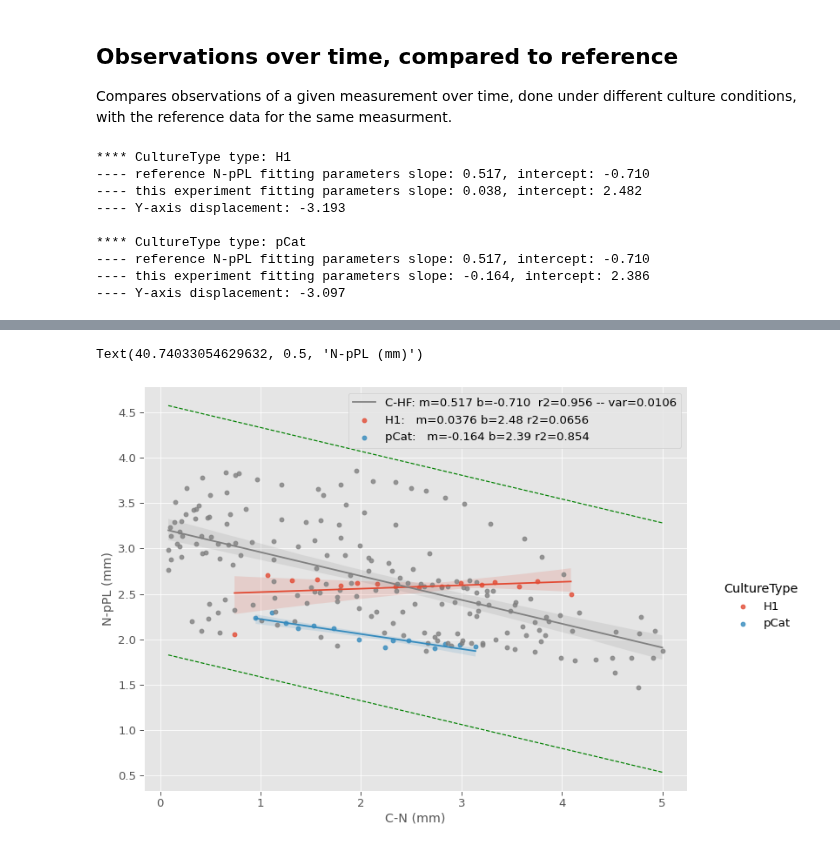
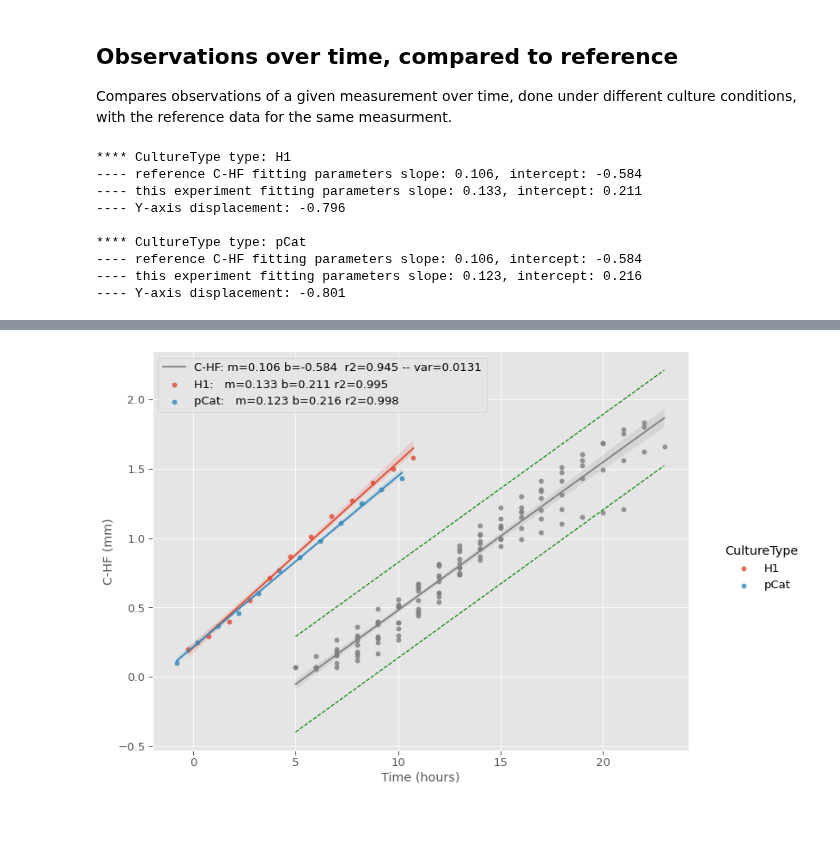
Before and after one commit to pjmartel/ChEEQ_tool, a Jupyter notebook: embryo_tool.ipynb, the cells around one changed output, grey strips where cells are left out. Saved outputs shown, nothing was run; the diff lists cells and outputs as text; code cells hidden in the pictures; blank space fills up the shorter version.

Commit message:
Picture in heading. Adapting to new 'Time' variable.

```diff
--- a/embryo_tool.ipynb
+++ b/embryo_tool.ipynb
@@ -419,7 +335,7 @@ all_measures = ['C-pPL', 'C-PS', 'C-N', 'N-pPL', 'PS', 'PSM',
 data = data_ref
 
 # Menus
-x_measure = 'TimePoint' #@param ['C-N', 'C-HF', 'TimePoint']
+x_measure = 'Time' #@param ['C-N', 'C-HF', 'Time']
 y_measure = 'C-HF' #@param ['all', 'C-pPL', 'C-PS', 'C-N', 'N-pPL', 'PS','PSM','C-Seg', 'Seg', 'C-HF']
 measures = all_measures if y_measure == 'all' else [y_measure]
 
@@ -454,8 +370,8 @@ if y_measure == 'All':
   _ = ax.set_ylabel("All Measurements (mm)")
 else:
   _ = ax.set_ylabel(y_measure+" (mm)")
-if x_measure == 'TimePoint':
-  ax.set_xlabel("TimePoint (hours)")
+if x_measure == 'Time':
+  ax.set_xlabel("Time (hours)")
 else:
   _ = ax.set_xlabel(x_measure+" (mm)")
 
@@ -477,7 +393,7 @@ Linear regression plots of single measurements with confidence bands at a set nu
 #@title  {run: "auto"}
 # Reference experiment, colored by embryo
 
-x_measure = 'TimePoint' #@param ['C-N','C-HF', 'TimePoint']
+x_measure = 'Time' #@param ['C-N','C-HF', 'Time']
 y_measure = 'C-PS' #@param ['C-pPL', 'C-PS', 'C-N', 'N-pPL', 'PS', 'PSM', 'C-Seg', 'Seg', 'C-HF']
 sigma = '3' #@param ['1', '2', '3', '4']
 color_by_embryo = "yes" #@param ['no','yes']
@@ -497,8 +413,6 @@ else:
   fig, ax = plt.subplots(figsize=(12,8))
 
 
-display(fig.get_figheight())
-#fig.set_figheight(7)
 export_button(fig, "confidence_bands.pdf")
 #g.ax.set_title(f"Reference experiment: {sigma} $\sigma$ confidence band")
 fig.set_facecolor("white")
@@ -506,12 +420,12 @@ label, _, _, _, _ = regplot_with_bands(ax=ax, x_var=x_measure,
                                        y_var=y_measure, limits=True,
                                        data=data_ref, sigma=sigma,
                                        scatter=scatter,color="gray",scatter_kws={'s':5})
-ax.legend(['_', '_',label])
+_ = ax.legend(['_', '_',label])
 _ = ax.set_ylabel(ax.get_ylabel()+" (mm)")
-if x_measure == "TimePoint":
+if x_measure == 'Time':
   _ = ax.set_xlabel(ax.get_xlabel()+" (hours)")
 else:
   _ = ax.set_xlabel(ax.get_xlabel()+" (mm)")
 
-_ = ax.set_title("Confidence bands for reference measurements")
+_ = ax.set_title(f"Confidence bands for reference measurements ({sigma} $\sigma$)")
 # %% [output]
@@ -526,10 +439,10 @@ Plot the various measurements against time, but with separate plots for each emb
 fig, ax = plt.subplots(figsize=(12,8))
 fig.set_facecolor("white")
 export_button(fig, "ref_vs_time.pdf")
-x_measure = 'TimePoint'
+x_measure = 'Time'
 y_measure = 'C-Seg' #@param ['C-pPL', 'C-PS', 'C-N', 'N-pPL', 'PS', 'PSM', 'C-Seg', 'Seg', 'C-HF']
 ax.set_title(f"Measure {y_measure} versus Time")
-ax.set_xlabel('Time Point (hours)')
+ax.set_xlabel('Time (hours)')
 ax.set_ylabel(y_measure+" (mm)")
 groups = data_ref.groupby('Embryo')
 for name, g in groups:
@@ -747,8 +468,8 @@ Isolated measurements or series of points can be tested against the confidence b
 observation_type = "single" #@param ['isolated', 'single']
 color_by = "embryo" #@param ['embryo', 'culture type']
 #include_zero = include_zero == "Yes"
-x_measure = 'C-HF' #@param ['C-N','C-HF', 'TimePoint']
-y_measure = 'Seg' #@param ['C-pPL', 'C-PS', 'C-N', 'N-pPL', 'PS', 'PSM', 'C-Seg', 'Seg', 'C-HF']
+x_measure = 'Time' #@param ['C-N','C-HF', 'Time']
+y_measure = 'C-HF' #@param ['C-pPL', 'C-PS', 'C-N', 'N-pPL', 'PS', 'PSM', 'C-Seg', 'Seg', 'C-HF']
 sigma = '3' #@param ['1', '2', '3', '4']
 sigma = float(sigma)
 time_displacement = "No" #@param ["Yes", "No"]
@@ -762,8 +483,8 @@ if color_by == "embryo":
 else:
   hue = "CultureType"
 
-data = data_ref.loc[:,'TimePoint':'C-HF']
-time = 'TimePoint'
+data = data_ref.loc[:,'Time':'C-HF']
+time = 'Time'
 # Drop points with missing data
 temp_data = data[[x_measure,y_measure]].copy()
 temp_data.dropna(axis=0, how='any', inplace=True)
@@ -890,7 +611,7 @@ label, _, _, _, _ = regplot_with_bands(ax=ax, x_var=x_measure,
                                        data=data_ref, sigma=sigma,
                                        scatter=True,color="gray",scatter_kws={'s':5})
 # Add units to labels
-x_unit = " (hours)" if x_measure=="TimePoint" else " (mm)"
+x_unit = " (hours)" if x_measure=='Time' else " (mm)"
 ax.set_xlabel(ax.get_xlabel() + x_unit)
 ax.set_ylabel(ax.get_ylabel()+" (mm)")
 #_ = sb.regplot(x=x_meas, y=y_meas, data=data_ref,ax=g.ax,color='gray', scatter_kws={'s':5})
@@ -906,8 +627,8 @@ Compares observations of a given measurement over time, done under different cul
 #@title  { run: "auto" }
 
 # Menus
-x_measure = 'C-N' #@param ['C-N', 'C-HF', 'TimePoint']
-y_measure = 'N-pPL' #@param ['C-pPL', 'C-PS', 'C-N', 'N-pPL', 'PS', 'PSM', 'C-Seg', 'Seg', 'C-HF']
+x_measure = 'Time' #@param ['C-N', 'C-HF', 'Time']
+y_measure = 'C-HF' #@param ['C-pPL', 'C-PS', 'C-N', 'N-pPL', 'PS', 'PSM', 'C-Seg', 'Seg', 'C-HF']
 sigma = '3' #@param ['1', '2', '3', '4']
 sigma = float(sigma)
 display_by = 'CultureType' #@param ['CultureType', 'Embryo']
@@ -946,40 +667,39 @@ for name, gr in groups:
         f"slope: {mm:5.3f}, intercept: {bm:5.3f}")
   print(f"---- Y-axis displacement: {b-bm:5.3f}")
   print()
   _ = sb.regplot(x=x_measure, y=y_measure, data=gr,
                label=name,ax=ax, scatter=False)
 #  _ = sb.regplot(x=x_meas, y=y_meas, data=data_xper_multi,
 #               label="",ax=g.ax,color='blue', scatter=False)
 
 
 #
 fig = plt.gcf()
 fig.set_size_inches(12,8)
 fig.set_facecolor('white')
 export_button(fig, "obs_vs_time_comp_ref.pdf")
 legend_labels = ['_','_','_','_',label]+labels
 label, m, b, r, var = regplot_with_bands(ax=ax, x_var=x_measure, y_var=y_measure, sigma=sigma,
                    data=data_ref, scatter=True,limits=False,color="gray")
 _ = ax.legend(legend_labels)
 
 
 # Add units to labels
-x_unit = " (hours)" if x_measure=="TimePoint" else " (mm)"
+x_unit = " (hours)" if x_measure=='Time' else " (mm)"
 ax.set_xlabel(ax.get_xlabel() + x_unit)
-ax.set_ylabel(ax.get_ylabel()+" (mm)")
+_ = ax.set_ylabel(ax.get_ylabel()+" (mm)")
 
 # Compute linear regressions and their relativa displacement
 # x-Measure versus time for all embryos plus reference data
 # %% [output]
 **** CultureType type: H1
----- reference N-pPL fitting parameters slope: 0.517, intercept: -0.710
----- this experiment fitting parameters slope: 0.038, intercept: 2.482
----- Y-axis displacement: -3.193
+---- reference C-HF fitting parameters slope: 0.106, intercept: -0.584
+---- this experiment fitting parameters slope: 0.133, intercept: 0.211
+---- Y-axis displacement: -0.796
 
 **** CultureType type: pCat
----- reference N-pPL fitting parameters slope: 0.517, intercept: -0.710
----- this experiment fitting parameters slope: -0.164, intercept: 2.386
----- Y-axis displacement: -3.097
+---- reference C-HF fitting parameters slope: 0.106, intercept: -0.584
+---- this experiment fitting parameters slope: 0.123, intercept: 0.216
+---- Y-axis displacement: -0.801
 [interactive output not drawn]
-Text(40.74033054629632, 0.5, 'N-pPL (mm)')
-[figure, old version]
+[figure, new version]
```
Also changed, not shown: parts of 20 cells of this notebook.
